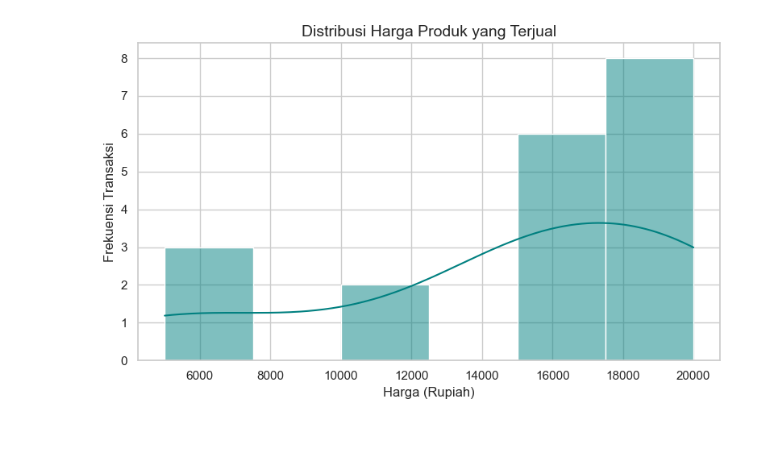
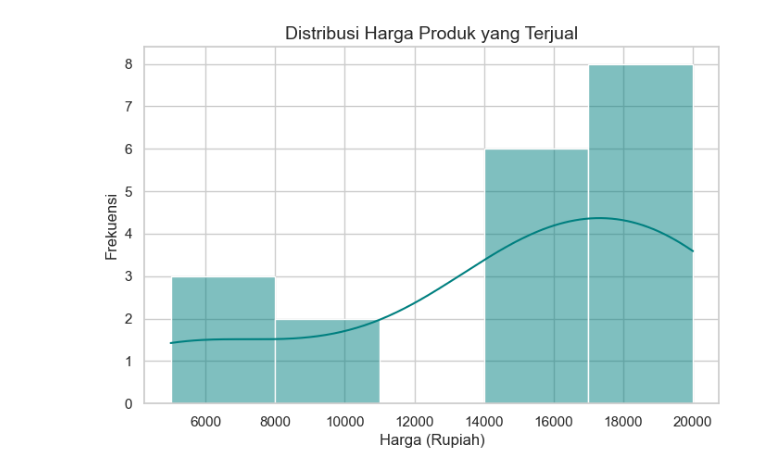
Before and after one commit to msultanalhakim/dummy-project, a Jupyter notebook: coffee-shop-audit/coffee_shop_audit.ipynb, the cells around one changed output. Drawn from its saved outputs; the diff is of its cells as text; code cells hidden in the pictures; blank space fills up the shorter version.

```diff
--- a/coffee-shop-audit/coffee_shop_audit.ipynb
+++ b/coffee-shop-audit/coffee_shop_audit.ipynb
@@ -179,0 +18,11 @@ print(plt.style.available)
+# %%
+# Merging (Inner Join otomatis membuang Product ID yang tidak ada di Master Data)
+df_all = df_transaction.merge(df_product, how="inner", on="product_id")
+
+# Handling Missing Values pada kolom 'jumlah_beli' dengan Modus
+mode_jumlah = df_all['jumlah_beli'].mode()[0]
+df_all['jumlah_beli'] = df_all['jumlah_beli'].fillna(mode_jumlah)
+
+# Cek apakah masih ada data kosong
+print("Jumlah Missing Values:", df_all.isnull().sum().sum())
+df_all.head()
@@ -179,0 +37,15 @@ print(plt.style.available)
+# %%
+# Menghitung Total Bayar (Omzet)
+df_all['total_bayar'] = df_all['jumlah_beli'] * df_all['harga']
+
+# Parsing Tanggal & Ekstrak Nama Hari
+df_all['tanggal'] = pd.to_datetime(df_all['tanggal'])
+
+# Mapping nama hari ke Bahasa Indonesia (agar konsisten di semua sistem)
+kamus_hari = {
+    'Monday': 'Senin', 'Tuesday': 'Selasa', 'Wednesday': 'Rabu',
+    'Thursday': 'Kamis', 'Friday': 'Jumat', 'Saturday': 'Sabtu', 'Sunday': 'Minggu'
+}
+df_all['hari'] = df_all['tanggal'].dt.day_name().map(kamus_hari)
+
+df_all[['tanggal', 'hari', 'total_bayar']].head()
@@ -180,13 +80,10 @@ print(plt.style.available)
 # %%
-sns.set_theme(style="whitegrid")
+plt.figure(figsize=(8, 5))
+sns.histplot(data=df_all, x='harga', kde=True, color='teal', bins=5)
 
-plt.figure(figsize=(8,5))
-sns.histplot(data=df_all, x='harga', kde=True, color='teal')
-
-plt.title("Distribusi Harga Produk yang Terjual", fontsize=14)
-plt.xlabel("Harga (Rupiah)")
-plt.ylabel("Frekuensi Transaksi")
-plt.tight_layout()
+plt.title('Distribusi Harga Produk yang Terjual', fontsize=14)
+plt.xlabel('Harga (Rupiah)')
+plt.ylabel('Frekuensi')
 plt.show()
 # %% [output]
-[figure, old version]
+[figure, new version]
```
Also changed, not shown: parts of 27 cells of this notebook, 2 other files.
